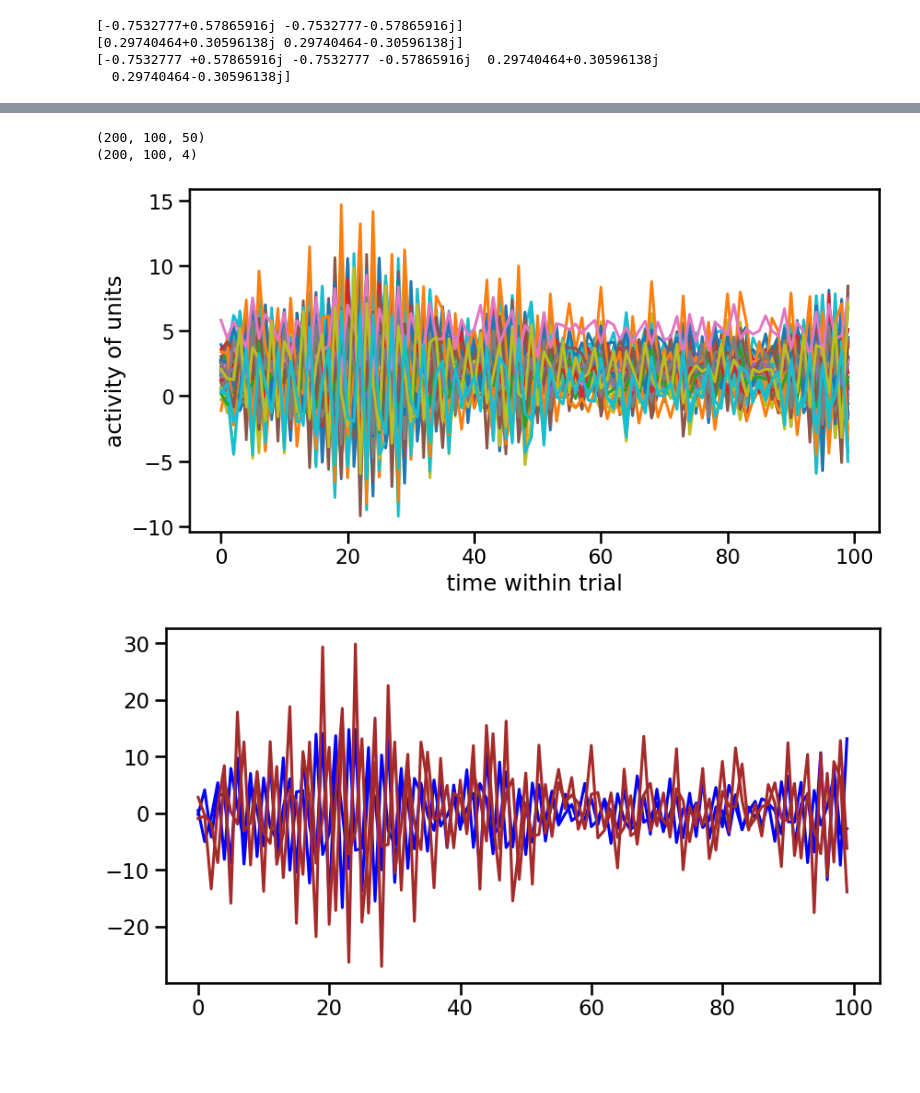
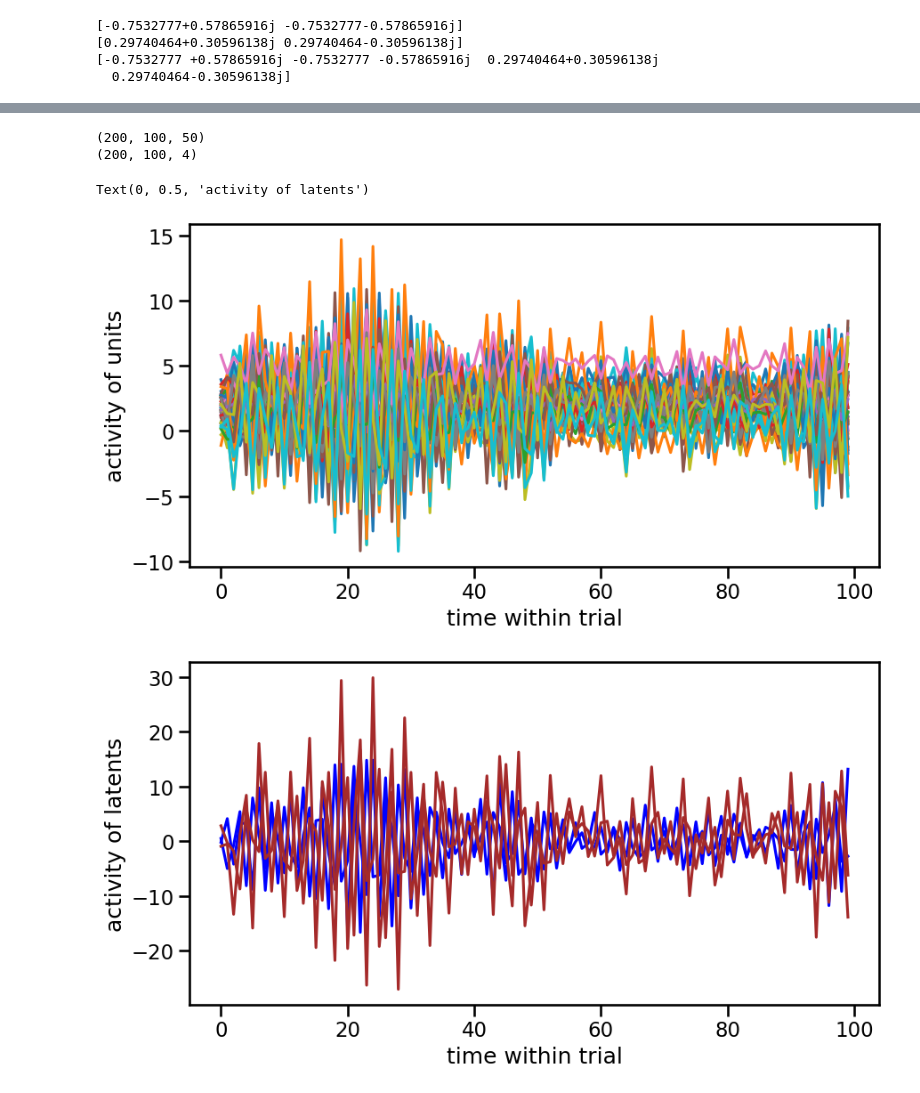
Before and after one commit to lenca56/coupled_LDS, a Jupyter notebook: Analyze_Cluster_small.ipynb, the cells around one changed output, grey strips where cells are left out. Cells and saved outputs as stored; diff of their text form; code cells hidden in the pictures; blank space fills up the shorter version.

```diff
--- a/Analyze_Cluster_small.ipynb
+++ b/Analyze_Cluster_small.ipynb
@@ -43,8 +43,8 @@ true_C=param['true_C']
 true_d=param['true_d']
 true_R=param['true_R']
 # %%
-simulation = 1
-fitted = np.load(f'models/K1={K1}_K2={K2}_fitted_param_random_simulation={simulation}.npz')
+simulation = 0
+fitted = np.load(f'models/K1={K1}_K2={K2}_fitted_param_simulation={simulation}.npz')
 ecll_new=fitted['ecll_new']
 ecll_old=fitted['ecll_old']
 elbo=fitted['elbo']
@@ -140,23 +137,26 @@ axes[1].legend(loc='upper left')
 # %%
 fig, axes = plt.subplots(figsize=(10,5))
 print(true_y.shape)
 for i in range(D):
     axes.plot(range(T), true_y[0,:,i])
 
 axes.set_xlabel('time within trial')
 axes.set_ylabel('activity of units')
 
 fig, axes = plt.subplots(figsize=(10,5))
 print(true_x.shape)
 for i in range(K1):
     axes.plot(true_x[0,:,i], color='blue')
 for i in np.arange(K1,K2+K1):
     axes.plot(true_x[0,:,i], color='brown')
+axes.set_xlabel('time within trial')
+axes.set_ylabel('activity of latents')
 
 # print(true_x[0,:,-1])
 # %% [output]
 (200, 100, 50)
 (200, 100, 4)
+Text(0, 0.5, 'activity of latents')
 [figure]
-[figure, old version]
+[figure, new version]
 # %%
```
Also changed, not shown: parts of 8 cells of this notebook, 6 other files.
